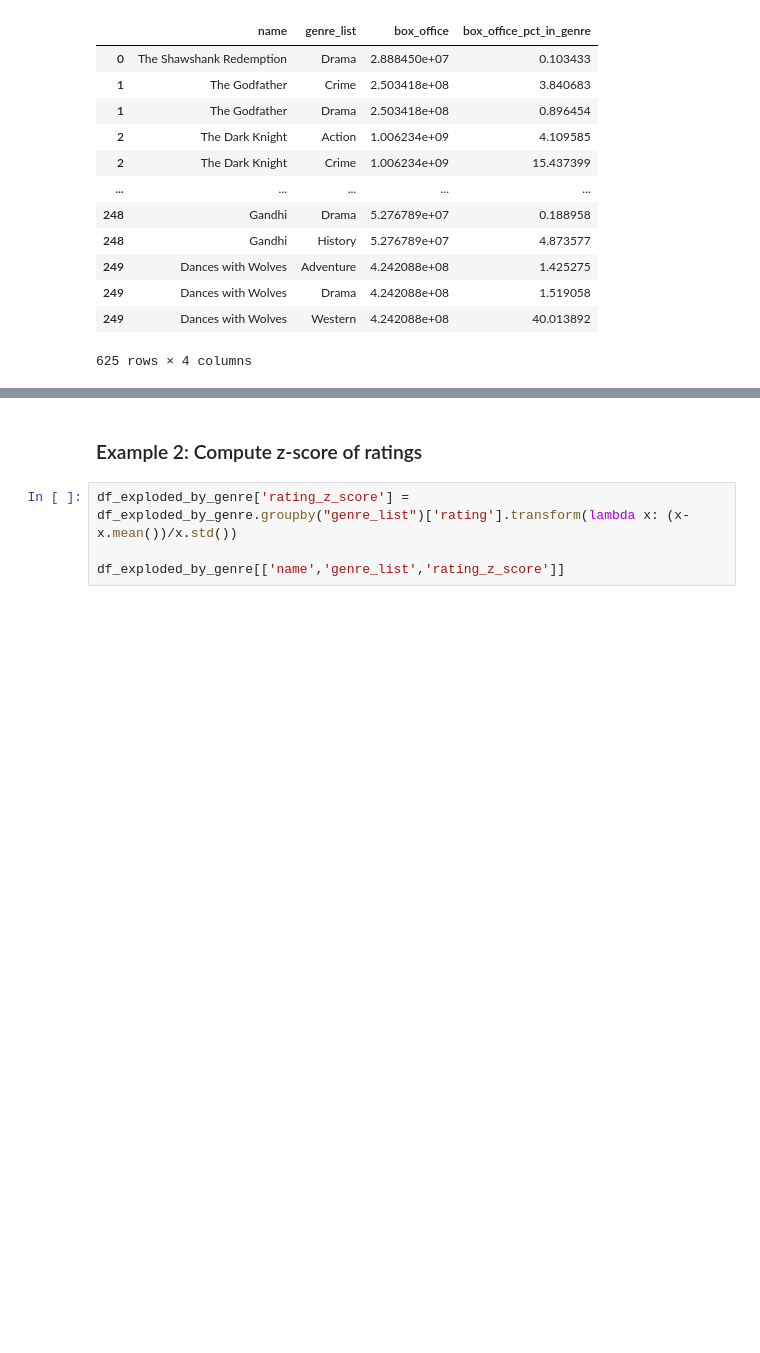
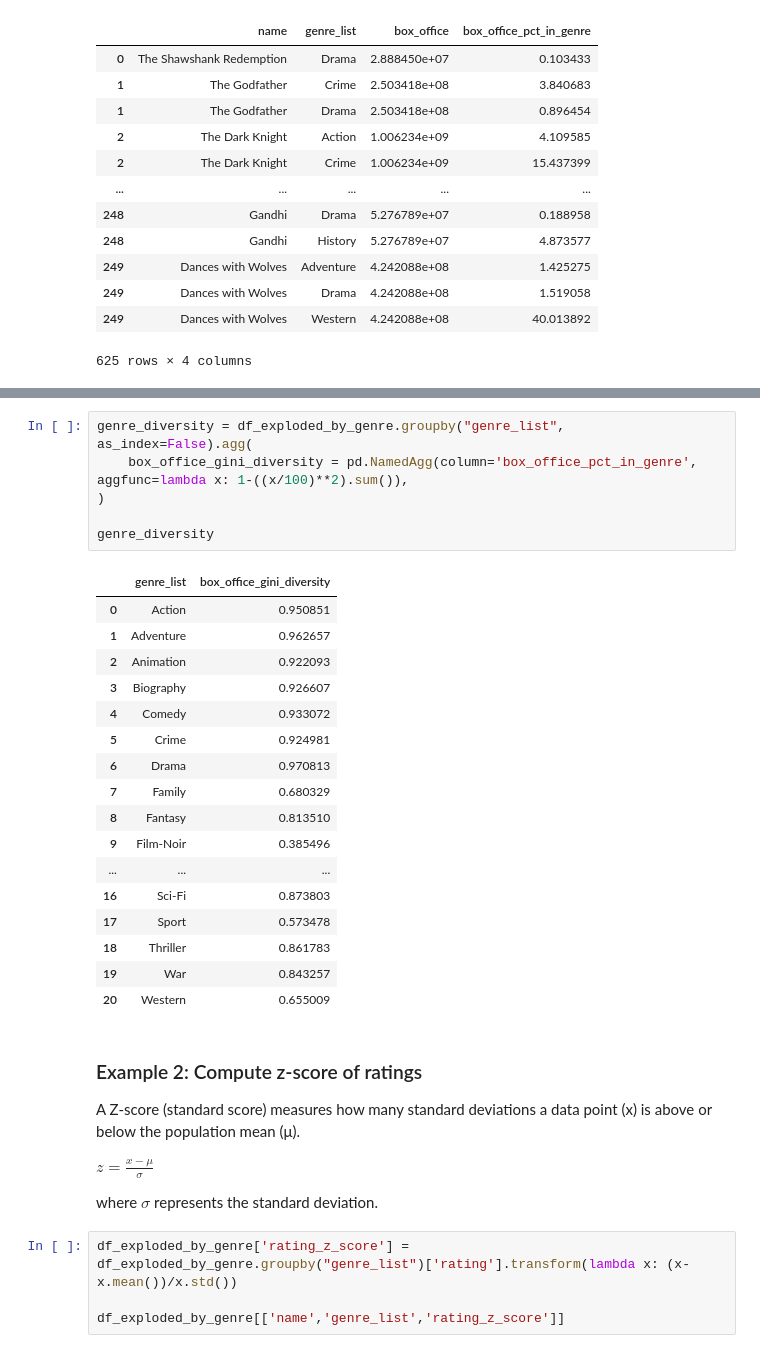
Before and after one commit to jieshu-wang-SBU/EST389_371_2026_spring, a Jupyter notebook: lectures/08-core_data_manipulation/08-05_Groupby.ipynb, the cells around one changed output, grey strips where cells are left out. Saved outputs shown, nothing was run; the diff lists cells and outputs as text; blank space fills up the shorter version.

Commit message:
add gini's diversity index

```diff
--- a/lectures/08-core_data_manipulation/08-05_Groupby.ipynb
+++ b/lectures/08-core_data_manipulation/08-05_Groupby.ipynb
@@ -372,5 +382,35 @@ df_exploded_by_genre[['name','genre_list','box_office','box_office_pct_in_genre'
+# %%
+genre_diversity = df_exploded_by_genre.groupby("genre_list", as_index=False).agg(
+    box_office_gini_diversity = pd.NamedAgg(column='box_office_pct_in_genre', aggfunc=lambda x: 1-((x/100)**2).sum()),
+)
+
+genre_diversity
+# %% [output]
+|  | genre_list | box_office_gini_diversity |
+| 0 | Action | 0.950851 |
+| 1 | Adventure | 0.962657 |
+| 2 | Animation | 0.922093 |
+| 3 | Biography | 0.926607 |
+| 4 | Comedy | 0.933072 |
+| 5 | Crime | 0.924981 |
+| 6 | Drama | 0.970813 |
+| 7 | Family | 0.680329 |
+| 8 | Fantasy | 0.813510 |
+| 9 | Film-Noir | 0.385496 |
+| ... | ... | ... |
+| 16 | Sci-Fi | 0.873803 |
+| 17 | Sport | 0.573478 |
+| 18 | Thriller | 0.861783 |
+| 19 | War | 0.843257 |
+| 20 | Western | 0.655009 |
 # %% [markdown]
 ### Example 2: Compute z-score of ratings
+
+A Z-score (standard score) measures how many standard deviations a data point (x) is above or below the population mean (μ).
+
+$z=\frac{x-\mu}{\sigma}$
+
+where $\sigma$ represents the standard deviation.
 # %%
 df_exploded_by_genre['rating_z_score'] = df_exploded_by_genre.groupby("genre_list")['rating'].transform(lambda x: (x-x.mean())/x.std())
 
```
Also changed, not shown: parts of 1 cell of this notebook.
